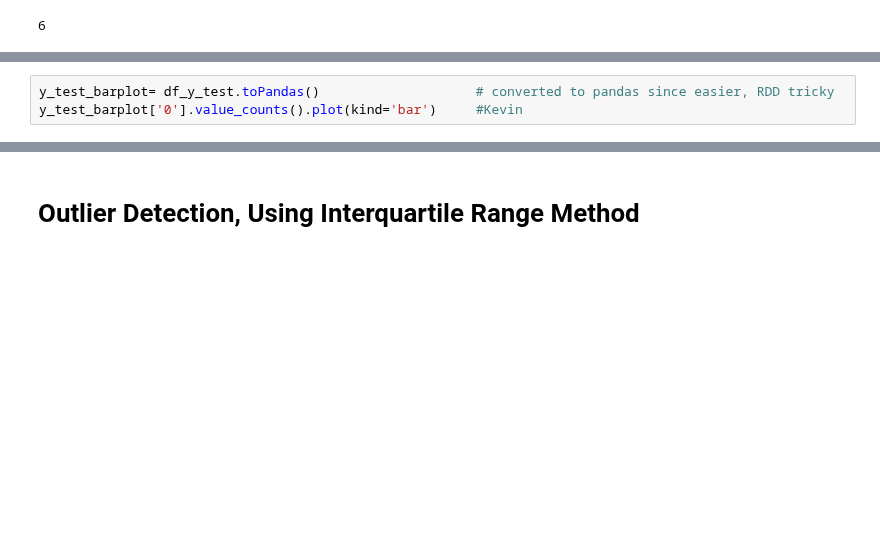
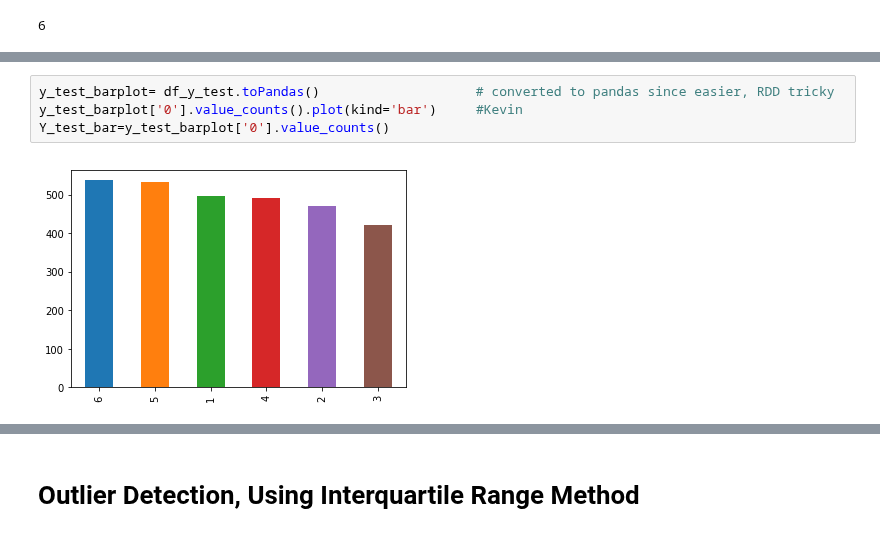
Before and after one commit to nathanhwangbo/PSTAT135_Final, a Jupyter notebook: preprocessing.ipynb, the cells around one changed output, grey strips where cells are left out. Saved outputs shown, nothing was run; the diff lists cells and outputs as text; blank space fills up the shorter version.

```diff
--- a/preprocessing.ipynb
+++ b/preprocessing.ipynb
@@ -280,3 +304,6 @@ y_test_summary.orderBy('count', ascending=False).show()      #ordered from bigge
 # %%
 y_test_barplot= df_y_test.toPandas()                    # converted to pandas since easier, RDD tricky
 y_test_barplot['0'].value_counts().plot(kind='bar')     #Kevin
+Y_test_bar=y_test_barplot['0'].value_counts()
+# %% [output]
+[figure, added]
```
Also changed, not shown: parts of 5 cells of this notebook.
